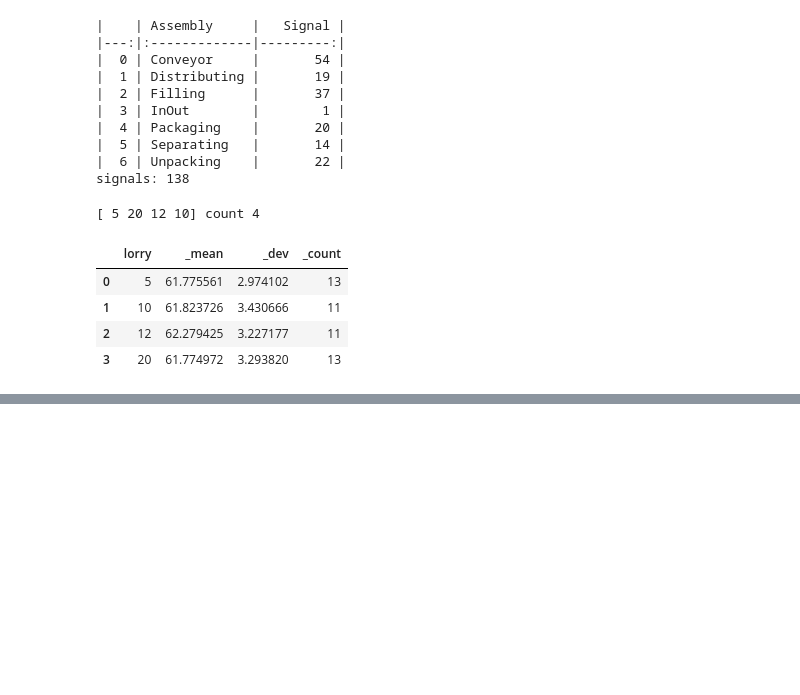
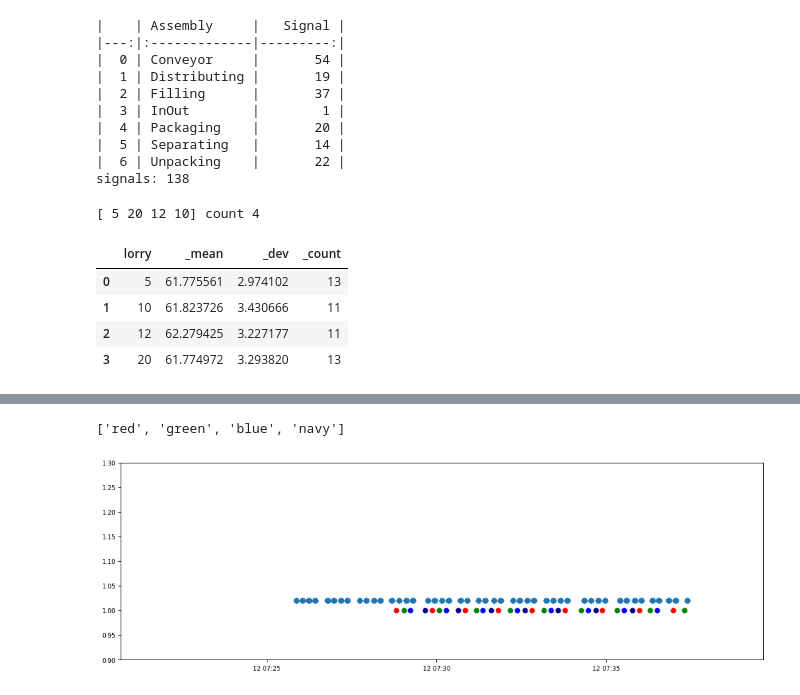
Before and after one commit to nbauersfeld/tclab, a Jupyter notebook: idb/influx.data.ipynb, the cells around one changed output, grey strips where cells are left out. Cells and saved outputs as stored; diff of their text form; code cells hidden in the pictures; blank space fills up the shorter version.

```diff
--- a/idb/influx.data.ipynb
+++ b/idb/influx.data.ipynb
@@ -3,6 +3,12 @@ import pandas as pd
 import os
 import numpy as np
 
+import matplotlib.pyplot as plt
+
+plt.rcParams["font.size"] = 8
+plt.rcParams["figure.dpi"] = 80
+plt.rcParams["lines.linewidth"] = .6
+
 fpath = os.path.join(os.getcwd(),"data")
 
 fpower = os.path.join(fpath, "230420 influx - LabHS - power shellies.csv")
@@ -250,0 +336,46 @@ for k in list(zip(index[::1],index[1:-1:1])):
+# %%
+_camera = factory.loc[(factory['Signal']=='KameraP') & (factory['_value']!=0),['_time','Signal','Assembly','_value']]
+_10B3 = factory.loc[factory['Signal']=='10B3',['_time','Signal','Assembly','_value']]
+# %%
+_lorries = _camera["_value"].unique()
+
+import matplotlib as mpl
+
+plt.rcParams["font.size"] = 8
+plt.rcParams["figure.dpi"] = 80
+plt.rcParams["lines.linewidth"] = .8
+
+ncols,nrows = 1,1
+nwidth,nheight = 12,4
+
+fig, ax = plt.subplots(nrows=nrows,ncols=ncols,figsize=[nwidth*ncols,nheight*nrows],dpi=plt.rcParams["figure.dpi"])
+fig.subplots_adjust(right=0.75)
+
+cmap = mpl.colormaps['Reds']
+
+colors = ['red','green','blue','navy']
+
+print(colors)
+
+for i,_lorry in enumerate(_lorries):
+
+    xx = _camera.loc[_camera["_value"]==_lorry,"_time"]
+    yy = [1] * len(xx)
+    ax.plot(xx,yy,"o",color=colors[i])
+
+xx = _10B3.loc[_10B3["_value"]!=0,"_time"]
+yy = [1.02] * len(xx)
+ax.plot(xx,yy,"o")
+
+dx = ax.get_xlim()[0] + (ax.get_xlim()[1]-ax.get_xlim()[0])/6
+ax.set_xlim([ax.get_xlim()[0], dx])
+ax.set_ylim([0.9,1.3])
+
+#ax.set_title("%s"%(_lorry),x=0,ha="left")
+
+plt.tight_layout()
+plt.show()
+plt.close()
+# %% [output]
+['red', 'green', 'blue', 'navy']
+[figure, added]
```
Also changed, not shown: parts of 10 cells of this notebook, 22 other files.
